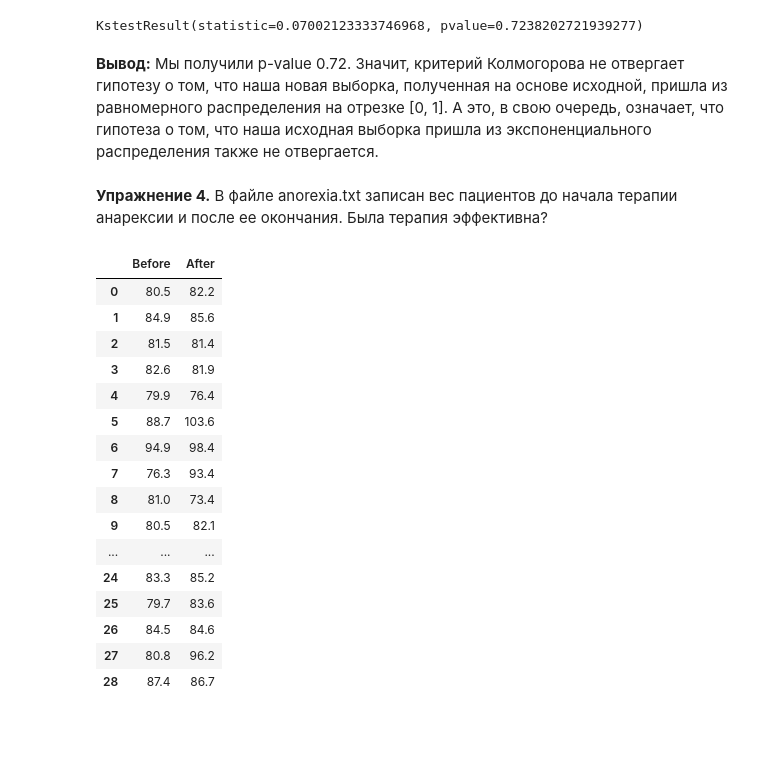
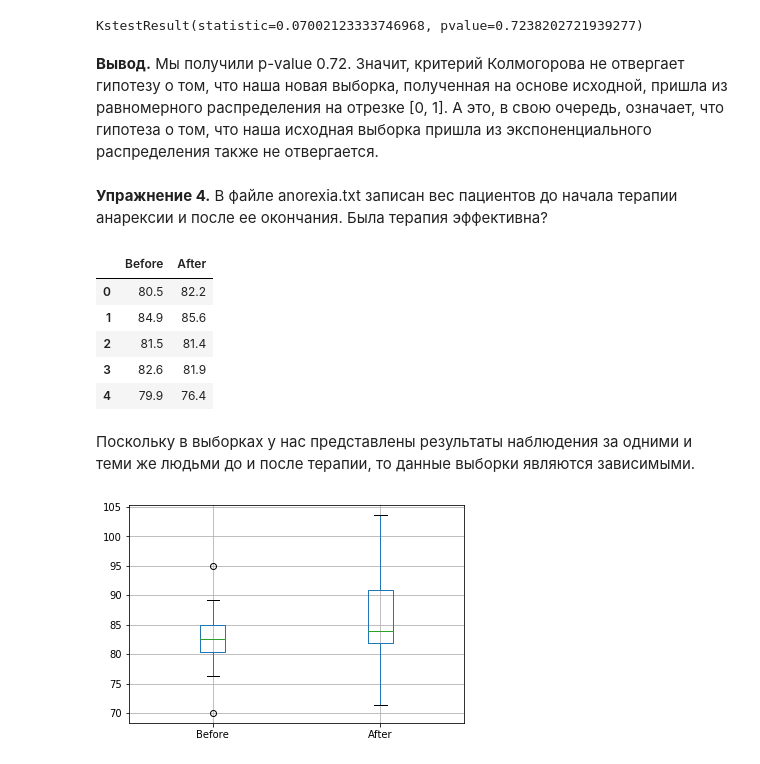
Before and after one commit to Oleg-DS/learning_data_science, a Jupyter notebook: Statistics/HW_3.ipynb, the cells around one changed output. Saved outputs shown, nothing was run; the diff lists cells and outputs as text; code cells hidden in the pictures; blank space fills up the shorter version.

```diff
--- a/Statistics/HW_3.ipynb
+++ b/Statistics/HW_3.ipynb
@@ -104,27 +105,18 @@ stats.kstest(rvs=vec, cdf=stats.uniform.cdf)
 # %% [output]
 KstestResult(statistic=0.07002123333746968, pvalue=0.7238202721939277)
 # %% [markdown]
-**Вывод:** Мы получили p-value 0.72. Значит, критерий Колмогорова не отвергает гипотезу о том, что наша новая выборка, полученная на основе исходной, пришла из равномерного распределения на отрезке [0, 1]. А это, в свою очередь, означает, что гипотеза о том, что наша исходная выборка пришла из экспоненциального распределения также не отвергается.
+**Вывод.** Мы получили p-value 0.72. Значит, критерий Колмогорова не отвергает гипотезу о том, что наша новая выборка, полученная на основе исходной, пришла из равномерного распределения на отрезке [0, 1]. А это, в свою очередь, означает, что гипотеза о том, что наша исходная выборка пришла из экспоненциального распределения также не отвергается.
 # %% [markdown]
 **Упражнение 4.** В файле anorexia.txt записан вес пациентов до начала терапии анарексии и после ее окончания. Была терапия эффективна?
 # %%
 anorexia = pd.read_csv('anorexia.txt', delimiter='\t')
-anorexia
+anorexia.head()
 # %% [output]
 |  | Before | After |
 | 0 | 80.5 | 82.2 |
 | 1 | 84.9 | 85.6 |
 | 2 | 81.5 | 81.4 |
 | 3 | 82.6 | 81.9 |
 | 4 | 79.9 | 76.4 |
-| 5 | 88.7 | 103.6 |
-| 6 | 94.9 | 98.4 |
-| 7 | 76.3 | 93.4 |
-| 8 | 81.0 | 73.4 |
-| 9 | 80.5 | 82.1 |
-| ... | ... | ... |
-| 24 | 83.3 | 85.2 |
-| 25 | 79.7 | 83.6 |
-| 26 | 84.5 | 84.6 |
-| 27 | 80.8 | 96.2 |
-| 28 | 87.4 | 86.7 |
+# %% [markdown]
+Поскольку в выборках у нас представлены результаты наблюдения за одними и теми же людьми до и после терапии, то данные выборки являются зависимыми.
@@ -130,0 +128,7 @@ anorexia
+# %%
+# визуализируем наши данные при помощи boxplot
+
+anorexia.boxplot()
+plt.show()
+# %% [output]
+[figure, added]
```
Also changed, not shown: parts of 74 cells of this notebook.
